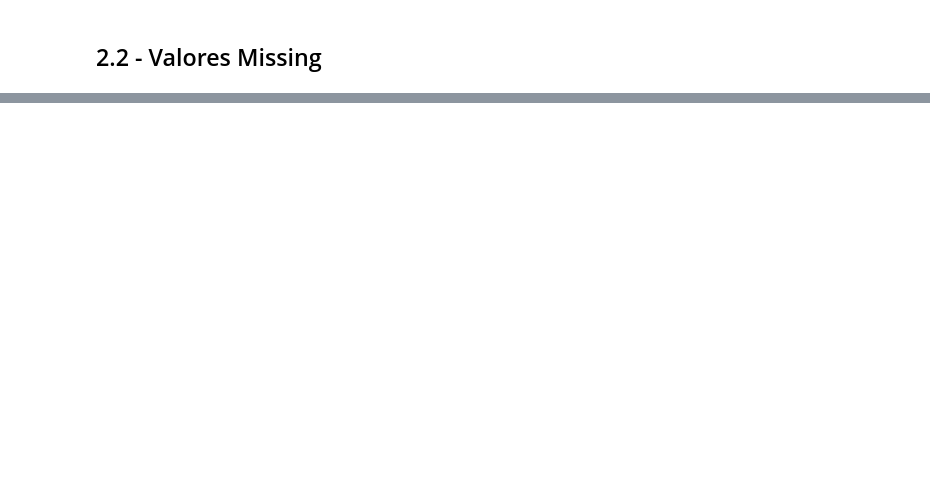
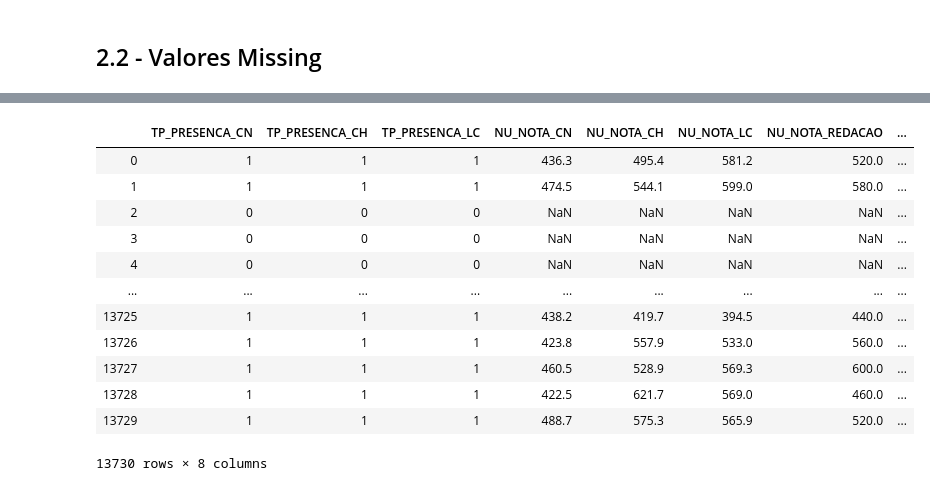
Before and after one commit to MarcusGodoi/DataScience-Codenation, a Jupyter notebook: 00 Desafio Enem/Desafio ENEM 2016.ipynb, the cells around one changed output, grey strips where cells are left out. Saved outputs shown, nothing was run; the diff lists cells and outputs as text; code cells hidden in the pictures; blank space fills up the shorter version.

```diff
--- a/00 Desafio Enem/Desafio ENEM 2016.ipynb
+++ b/00 Desafio Enem/Desafio ENEM 2016.ipynb
@@ -249,0 +482,17 @@ Levantar hipóteses sobre as variáveis.
+# %%
+presentes  = base_treino21.iloc[:,9:]
+presentes
+# %% [output]
+|  | TP_PRESENCA_CN | TP_PRESENCA_CH | TP_PRESENCA_LC | NU_NOTA_CN | NU_NOTA_CH | NU_NOTA_LC | NU_NOTA_REDACAO | ... |
+| 0 | 1 | 1 | 1 | 436.3 | 495.4 | 581.2 | 520.0 | ... |
+| 1 | 1 | 1 | 1 | 474.5 | 544.1 | 599.0 | 580.0 | ... |
+| 2 | 0 | 0 | 0 | NaN | NaN | NaN | NaN | ... |
+| 3 | 0 | 0 | 0 | NaN | NaN | NaN | NaN | ... |
+| 4 | 0 | 0 | 0 | NaN | NaN | NaN | NaN | ... |
+| ... | ... | ... | ... | ... | ... | ... | ... | ... |
+| 13725 | 1 | 1 | 1 | 438.2 | 419.7 | 394.5 | 440.0 | ... |
+| 13726 | 1 | 1 | 1 | 423.8 | 557.9 | 533.0 | 560.0 | ... |
+| 13727 | 1 | 1 | 1 | 460.5 | 528.9 | 569.3 | 600.0 | ... |
+| 13728 | 1 | 1 | 1 | 422.5 | 621.7 | 569.0 | 460.0 | ... |
+| 13729 | 1 | 1 | 1 | 488.7 | 575.3 | 565.9 | 520.0 | ... |
+13730 rows × 8 columns
```
Also changed, not shown: parts of 233 cells of this notebook, 7 other files.
